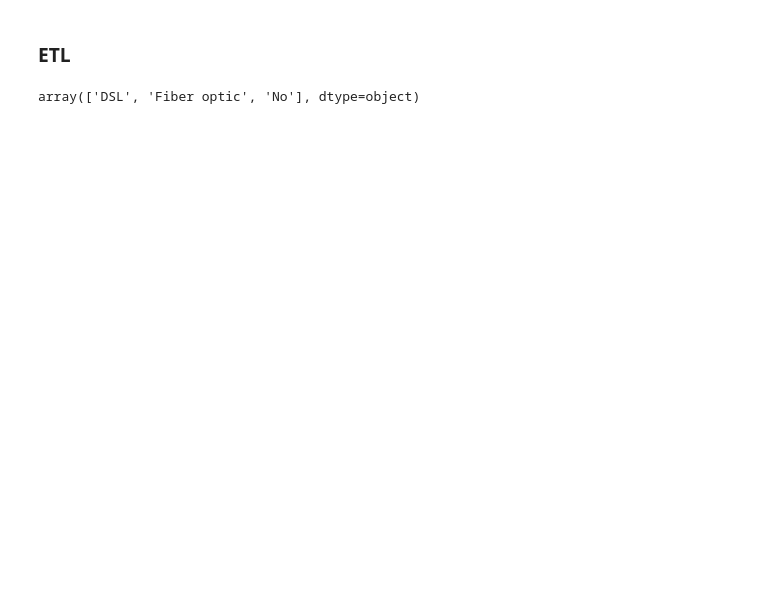
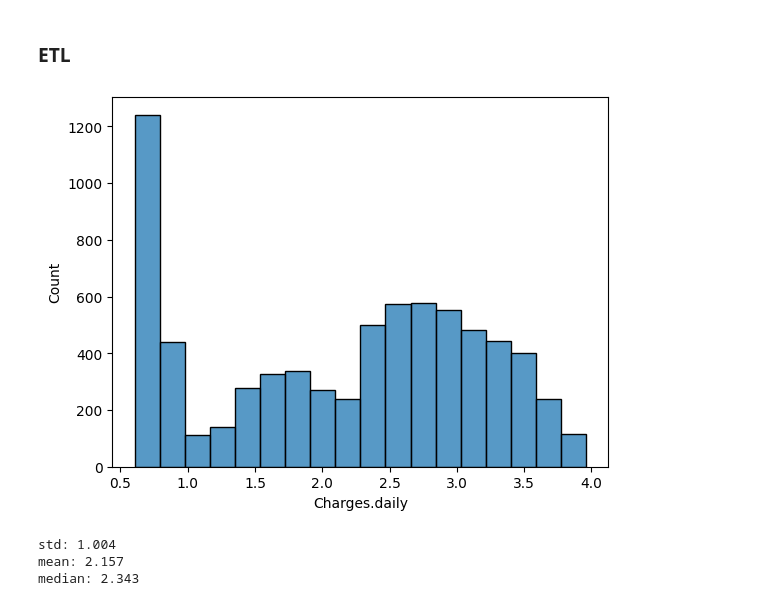
Before and after one commit to JD314/Challenge_2_Alura, a Jupyter notebook: TelecomX_LATAM.ipynb, the cells around one changed output. Drawn from its saved outputs; the diff is of its cells as text; code cells hidden in the pictures; blank space fills up the shorter version.

```diff
--- a/TelecomX_LATAM.ipynb
+++ b/TelecomX_LATAM.ipynb
@@ -23,8 +23,25 @@ binary_data = ['Churn','SeniorCitizen', 'Partner', 'Dependents', 'PhoneService',
         'MultipleLines', 'OnlineSecurity', 'OnlineBackup', 'DeviceProtection',
         'TechSupport', 'StreamingTV', 'StreamingMovies', 'PaperlessBilling']
 
-# Transform binary values to 0 / 1 / NaN
-to_binary = lambda x: 1 if x in ['Yes', 'yes', '1'] else 0 if x in ['No', 'no', '0'] else np.nan
+# Transform binary values to 0 / 1 / NaN , Nan --> 0
+to_binary = lambda x: 1 if x in ['Yes', 'yes', '1'] else 0 if x in ['No', 'no', '0'] else 0
 data[binary_data] = data[binary_data].map(to_binary)
+
+# Convert charges total to float
+data['Charges.Total'] = data['Charges.Total'].apply(str.replace, args=(' ', '')).apply(str.replace, args=('', '0'))
+data['Charges.Total'] = data['Charges.Total'].astype(float)
+
+# New column with daily charges (average 30 days/month)
+data['Charges.daily'] = data['Charges.Monthly']  / 30
+data['PaymentMethod'] = data['PaymentMethod'].map({'Electronic check': 'E-Check', 'Mailed check': 'Check', 'Bank transfer (automatic)': 'Bank transfer', 'Credit card (automatic)': 'Credit card'})
-# %% [output]
-array(['DSL', 'Fiber optic', 'No'], dtype=object)
+# %%
+sns.histplot(data=data, x='Charges.daily')
+plt.show()
+print(f'std: {data['Charges.daily'].std():.3f}')
+print(f'mean: {data['Charges.daily'].mean():.3f}')
+print(f'median: {data['Charges.daily'].median():.3f}')
+# %% [output]
+[figure, added]
+std: 1.004
+mean: 2.157
+median: 2.343
```
Also changed, not shown: parts of 10 cells of this notebook.
